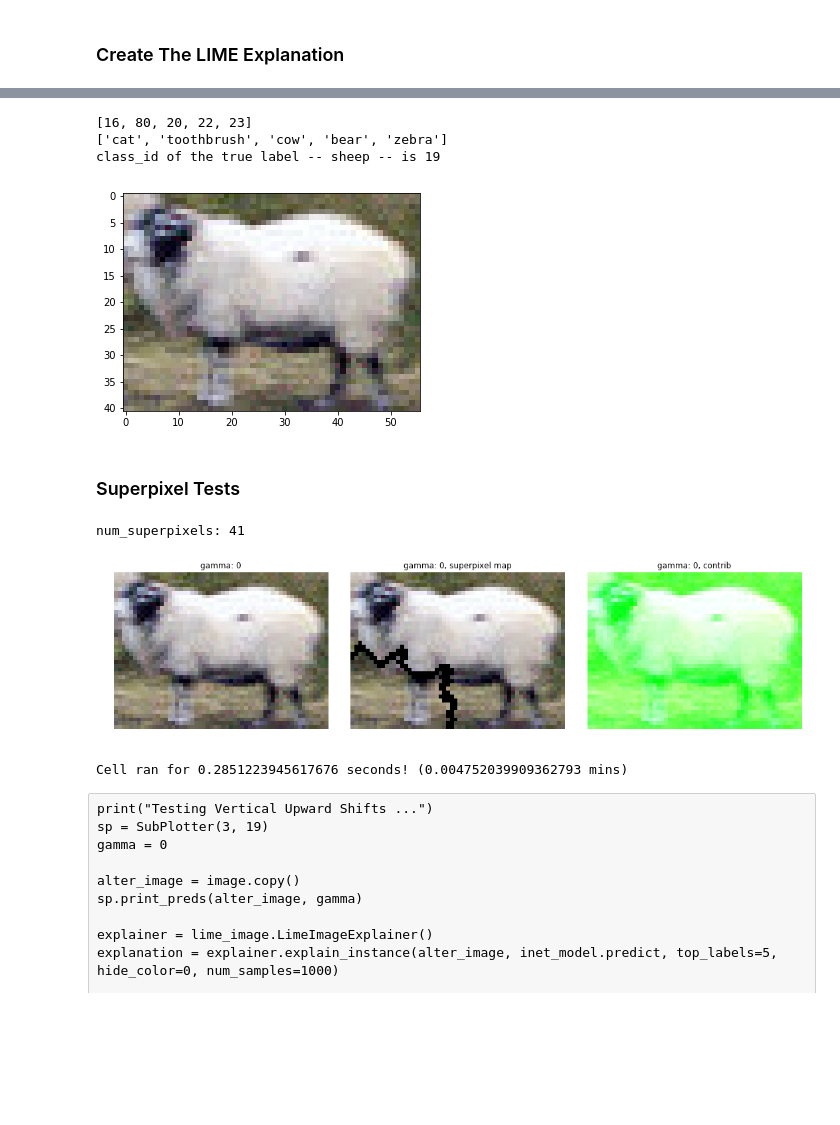
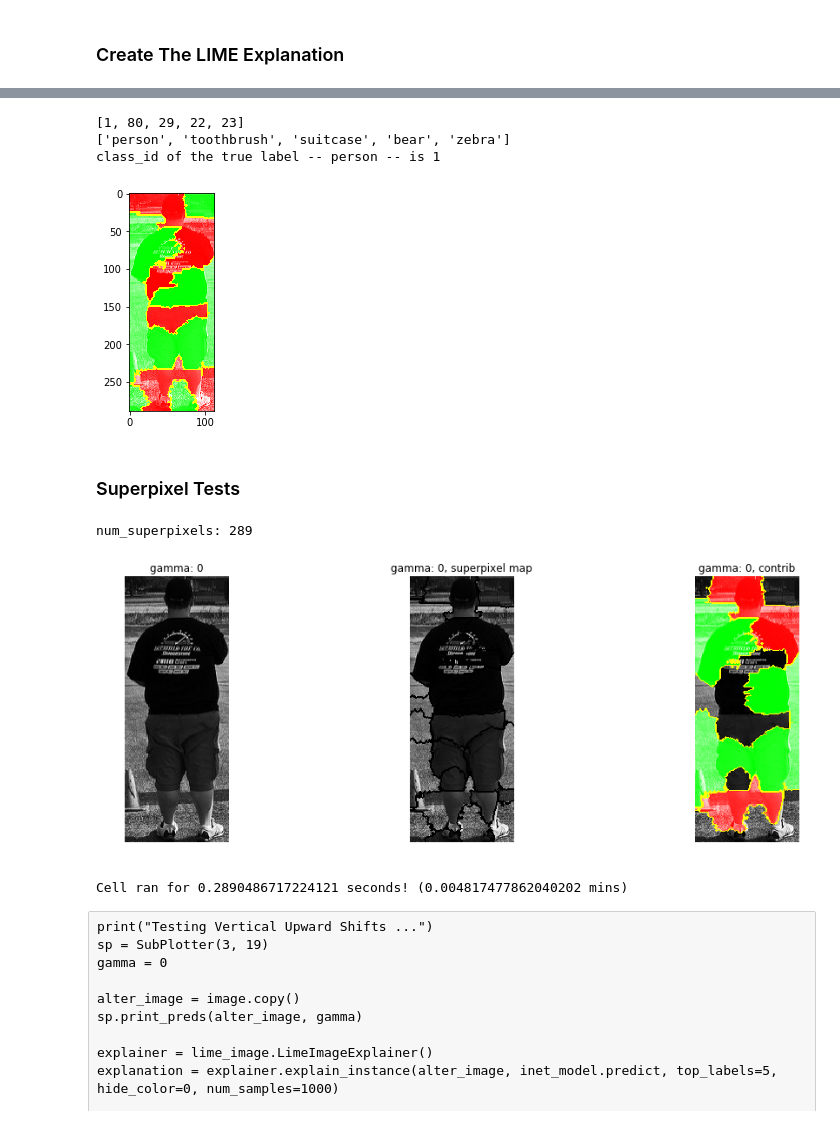
Before and after one commit to michaeltu1/Mask_RCNN, a Jupyter notebook: samples/lime_mask_rcnn.ipynb, the cells around one changed output, grey strips where cells are left out. Saved outputs shown, nothing was run; the diff lists cells and outputs as text; code cells hidden in the pictures; blank space fills up the shorter version.

```diff
--- a/samples/lime_mask_rcnn.ipynb
+++ b/samples/lime_mask_rcnn.ipynb
@@ -238,5 +238,5 @@ plt.imshow(bounding_box_subimages[0])
 %%time
 
 im = bounding_box_subimages[0]
-explanation = explainer.explain_instance(im, pred_fn, top_labels=5, hide_color=0, num_samples=10, batch_size=1)
+explanation = explainer.explain_instance(im, pred_fn, top_labels=5, hide_color=0, num_samples=1000, batch_size=1)
 # %% [output]
@@ -264,19 +246,19 @@ Reciprocal condition number/precision: 4.6207013295825596e-17 / 1.11022302462515
 from skimage.segmentation import mark_boundaries
 from skimage.segmentation import find_boundaries
 # %%
-temp, mask = explanation.get_image_and_mask(explanation.top_labels[0], positive_only=True, num_features=1000, hide_rest=False)
+temp, mask = explanation.get_image_and_mask(explanation.top_labels[0], positive_only=False, num_features=1000, hide_rest=False)
 plt.imshow(mark_boundaries(temp, mask))
 
 print(explanation.top_labels)
 print([class_names[l] for l in explanation.top_labels])
 
 tru_label = class_names[r['class_ids'][0]]
 print("class_id of the true label -- " + tru_label + " -- is " + str(class_names.index(tru_label)))
 # %% [output]
-[16, 80, 20, 22, 23]
-['cat', 'toothbrush', 'cow', 'bear', 'zebra']
-class_id of the true label -- sheep -- is 19
+[1, 80, 29, 22, 23]
+['person', 'toothbrush', 'suitcase', 'bear', 'zebra']
+class_id of the true label -- person -- is 1
-[figure, old version]
+[figure, new version]
 # %% [markdown]
 ### Superpixel Tests
 # %%
@@ -338,9 +320,9 @@ alter_image = im.copy()
 sp.plot_row(explanation, alter_image, 0)
 sp.end()
 # %% [output]
-num_superpixels: 41
+num_superpixels: 289
-[figure, old version]
+[figure, new version]
-Cell ran for 0.2851223945617676 seconds! (0.004752039909362793 mins)
+Cell ran for 0.2890486717224121 seconds! (0.004817477862040202 mins)
 # %% [raw]
 print("Testing Vertical Upward Shifts ...")
 sp = SubPlotter(3, 19)
```
Also changed, not shown: parts of 4 cells of this notebook.
